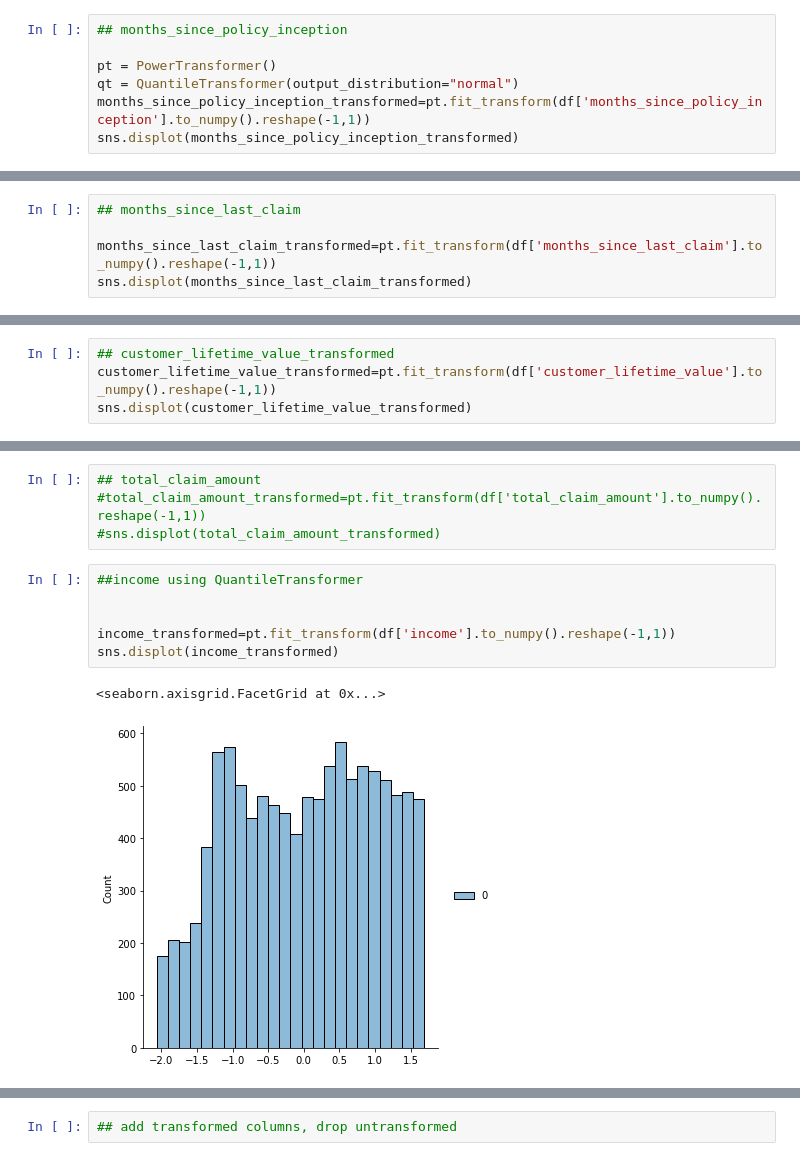
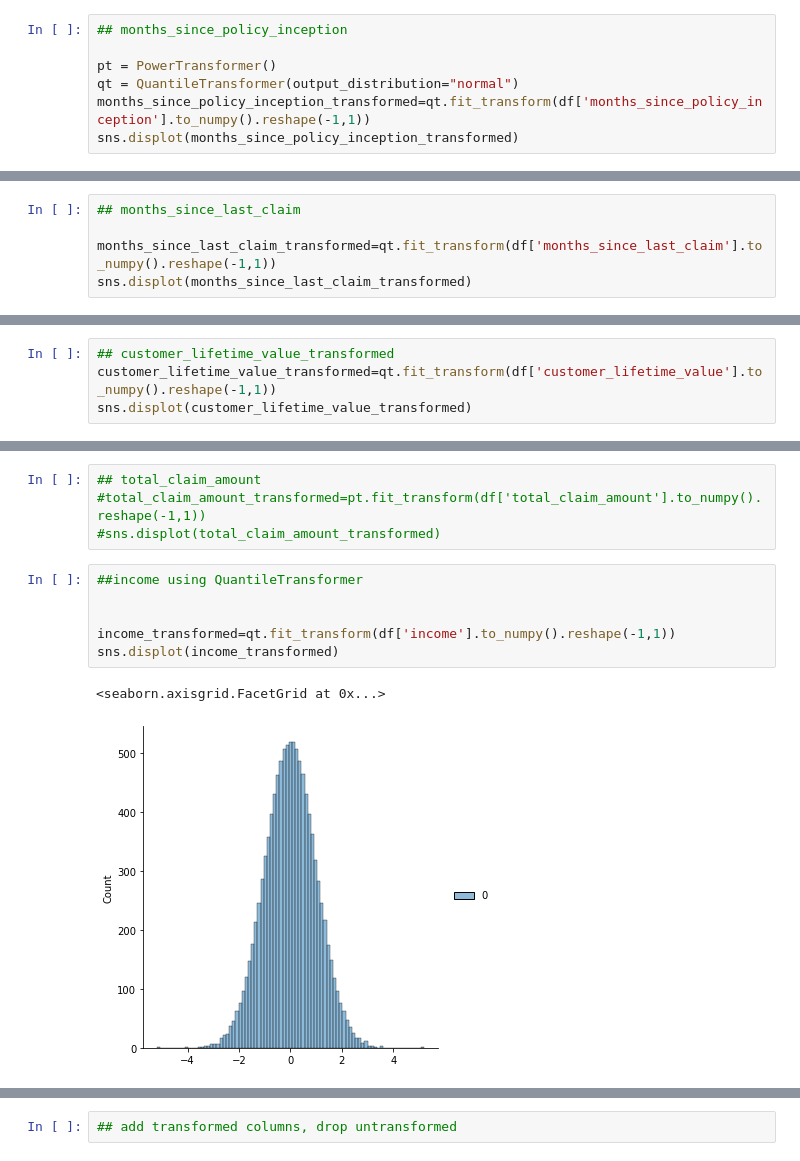
Before and after one commit to CrisQueCris/IronChristoph, a Jupyter notebook: Customer_Analysis_Case_Study/Customers Modelling.ipynb, the cells around one changed output, grey strips where cells are left out. Cells and saved outputs as stored; diff of their text form.

```diff
--- a/Customer_Analysis_Case_Study/Customers Modelling.ipynb
+++ b/Customer_Analysis_Case_Study/Customers Modelling.ipynb
@@ -131,7 +131,7 @@ array([[<AxesSubplot:title={'center':'Unnamed: 0'}>,
 
 pt = PowerTransformer()
 qt = QuantileTransformer(output_distribution="normal")
-months_since_policy_inception_transformed=pt.fit_transform(df['months_since_policy_inception'].to_numpy().reshape(-1,1))
+months_since_policy_inception_transformed=qt.fit_transform(df['months_since_policy_inception'].to_numpy().reshape(-1,1))
 sns.displot(months_since_policy_inception_transformed)
 # %% [output]
 <seaborn.axisgrid.FacetGrid at 0x...>
@@ -139,7 +139,7 @@ sns.displot(months_since_policy_inception_transformed)
 # %%
 ## months_since_last_claim
 
-months_since_last_claim_transformed=pt.fit_transform(df['months_since_last_claim'].to_numpy().reshape(-1,1))
+months_since_last_claim_transformed=qt.fit_transform(df['months_since_last_claim'].to_numpy().reshape(-1,1))
 sns.displot(months_since_last_claim_transformed)
 # %% [output]
 <seaborn.axisgrid.FacetGrid at 0x...>
@@ -147,6 +147,6 @@ sns.displot(months_since_last_claim_transformed)
 # %%
 ## customer_lifetime_value_transformed
-customer_lifetime_value_transformed=pt.fit_transform(df['customer_lifetime_value'].to_numpy().reshape(-1,1))
+customer_lifetime_value_transformed=qt.fit_transform(df['customer_lifetime_value'].to_numpy().reshape(-1,1))
 sns.displot(customer_lifetime_value_transformed)
 # %% [output]
 <seaborn.axisgrid.FacetGrid at 0x...>
@@ -158,11 +158,11 @@ sns.displot(customer_lifetime_value_transformed)
 # %%
 ##income using QuantileTransformer
 
 
-income_transformed=pt.fit_transform(df['income'].to_numpy().reshape(-1,1))
+income_transformed=qt.fit_transform(df['income'].to_numpy().reshape(-1,1))
 sns.displot(income_transformed)
 # %% [output]
 <seaborn.axisgrid.FacetGrid at 0x...>
-[figure, old version]
+[figure, new version]
 # %%
 ## monthly premium auto
```
Also changed, not shown: parts of 83 cells of this notebook.
